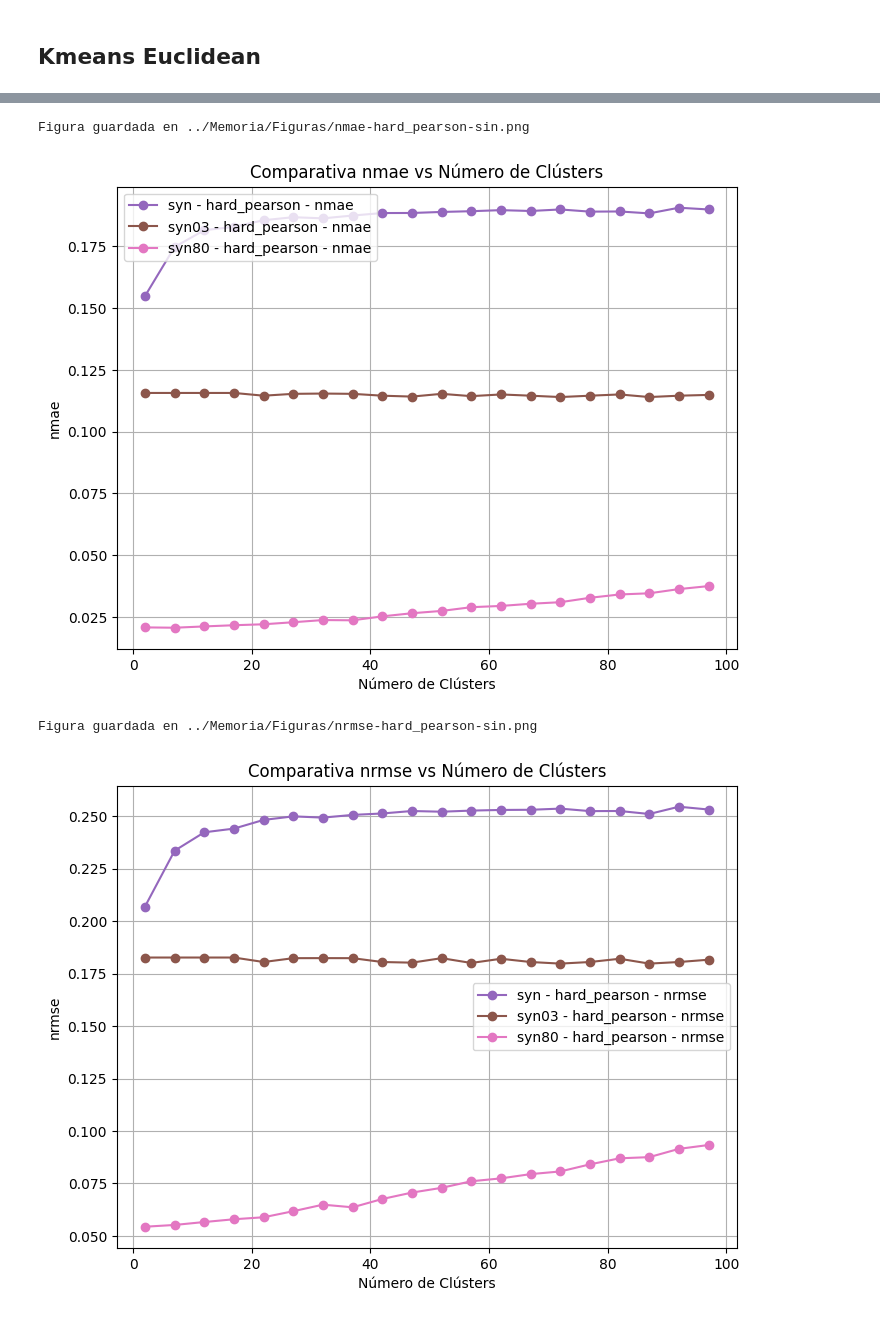
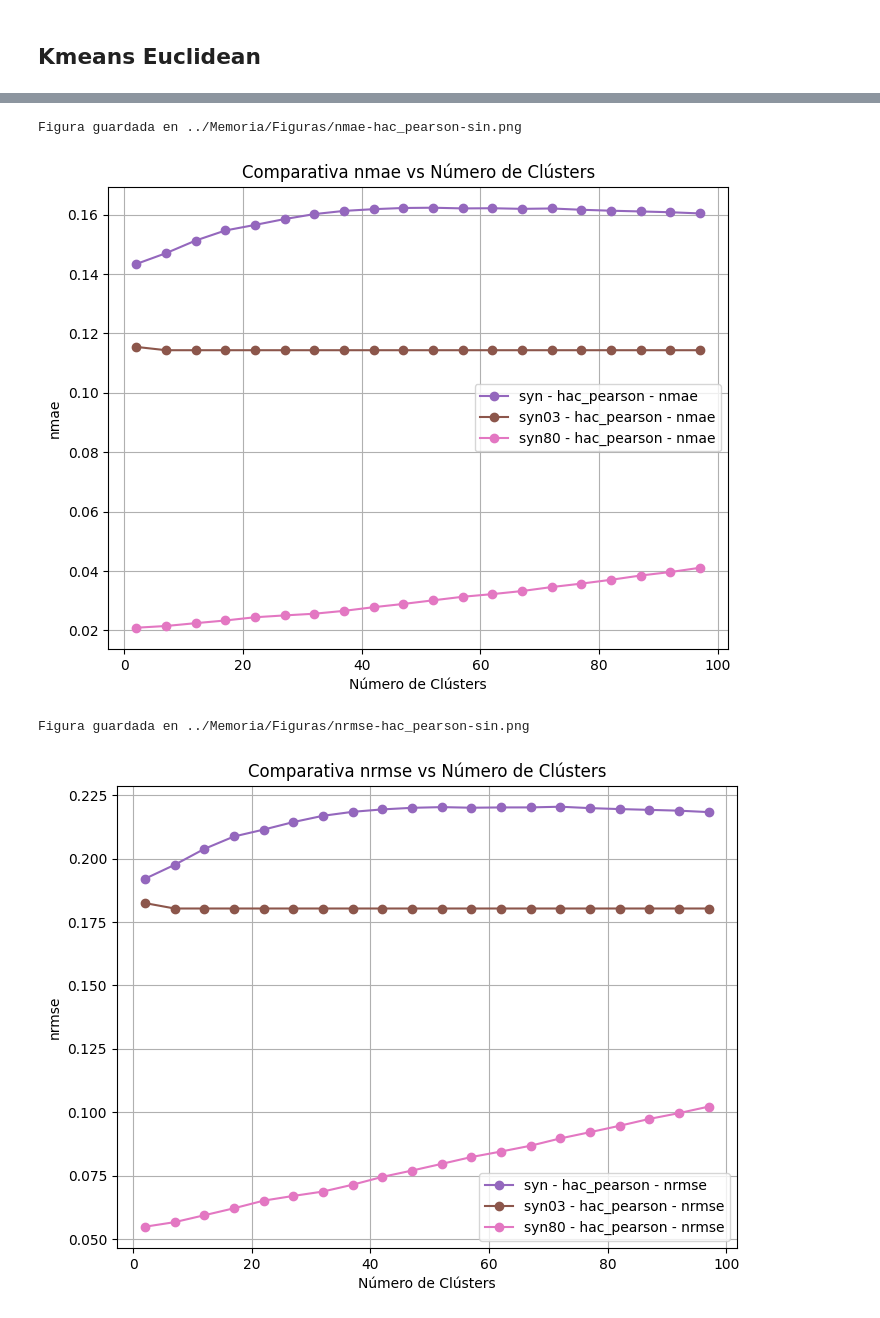
Before and after one commit to Polfono/clustering-recommenders, a Jupyter notebook: Code/analisis.ipynb, the cells around one changed output, grey strips where cells are left out. Cells and saved outputs as stored; diff of their text form; code cells hidden in the pictures.

```diff
--- a/Code/analisis.ipynb
+++ b/Code/analisis.ipynb
@@ -292,32 +246,32 @@ Figura guardada en ../Memoria/Figuras/entropy-hard-sin.png
 # %%
 plot_metrics(
-    datasets=['syn', 'syn03', 'syn80'],
+    sintetic=True,
     metrics=['nmae'],
-    methods=['hard_pearson'],
+    methods=['hac_pearson'],
     results_file='results.csv',
-    save=False,
+    save=True,
     save_dir='../Memoria/Figuras'
 )
 
 plot_metrics(
-    datasets=['syn', 'syn03', 'syn80'],
+    sintetic=True,
     metrics=['nrmse'],
-    methods=['hard_pearson'],
+    methods=['hac_pearson'],
     results_file='results.csv',
-    save=False,
+    save=True,
     save_dir='../Memoria/Figuras'
 )
 
 plot_metrics(
-    datasets=['syn', 'syn03', 'syn80'],
+    sintetic=True,
     metrics=['entropy'],
-    methods=['hard_pearson'],
+    methods=['hac_pearson'],
     results_file='results.csv',
-    save=False,
+    save=True,
     save_dir='../Memoria/Figuras'
 )
 # %% [output]
-Figura guardada en ../Memoria/Figuras/nmae-hard_pearson-sin.png
+Figura guardada en ../Memoria/Figuras/nmae-hac_pearson-sin.png
-[figure, old version]
+[figure, new version]
-Figura guardada en ../Memoria/Figuras/nrmse-hard_pearson-sin.png
+Figura guardada en ../Memoria/Figuras/nrmse-hac_pearson-sin.png
-[figure, old version]
+[figure, new version]
```
Also changed, not shown: parts of 4 cells of this notebook, 36 other files.
